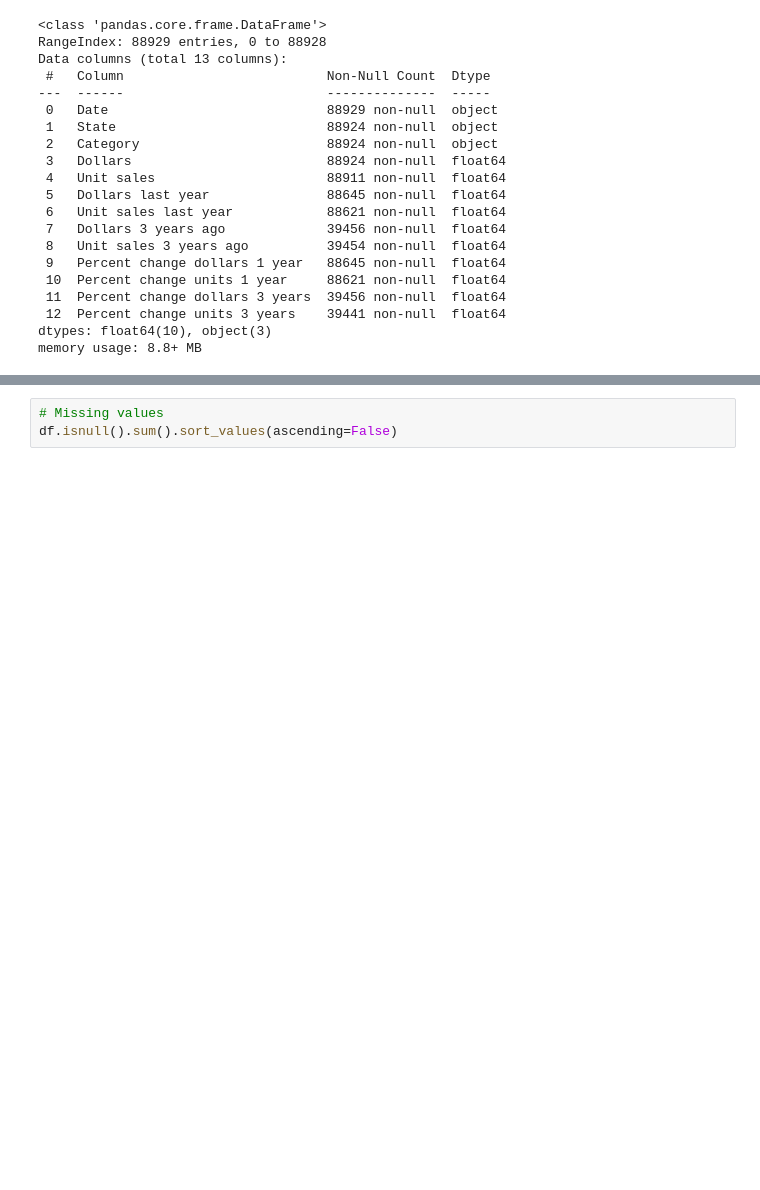
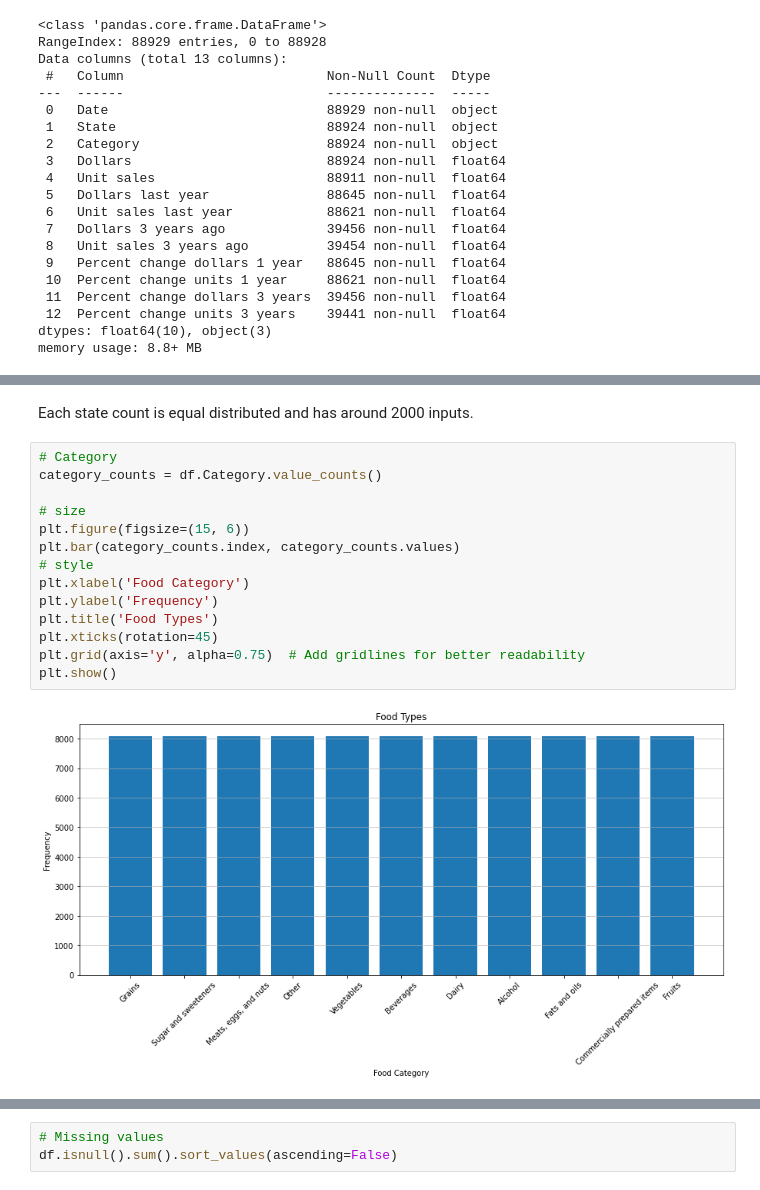
Before and after one commit to khdizon/Data-Viz_KD, a Jupyter notebook: USDA-FoodData_Visual.ipynb, the cells around one changed output, grey strips where cells are left out. Saved outputs shown, nothing was run; the diff lists cells and outputs as text; blank space fills up the shorter version.

```diff
--- a/USDA-FoodData_Visual.ipynb
+++ b/USDA-FoodData_Visual.ipynb
@@ -103,0 +151,18 @@ memory usage: 8.8+ MB
+# %% [markdown]
+Each state count is equal distributed and has around 2000 inputs.
+# %%
+# Category
+category_counts = df.Category.value_counts()
+
+# size
+plt.figure(figsize=(15, 6))
+plt.bar(category_counts.index, category_counts.values)
+# style
+plt.xlabel('Food Category')
+plt.ylabel('Frequency')
+plt.title('Food Types')
+plt.xticks(rotation=45)
+plt.grid(axis='y', alpha=0.75)  # Add gridlines for better readability
+plt.show()
+# %% [output]
+[figure, added]
```
Also changed, not shown: parts of 83 cells of this notebook.
